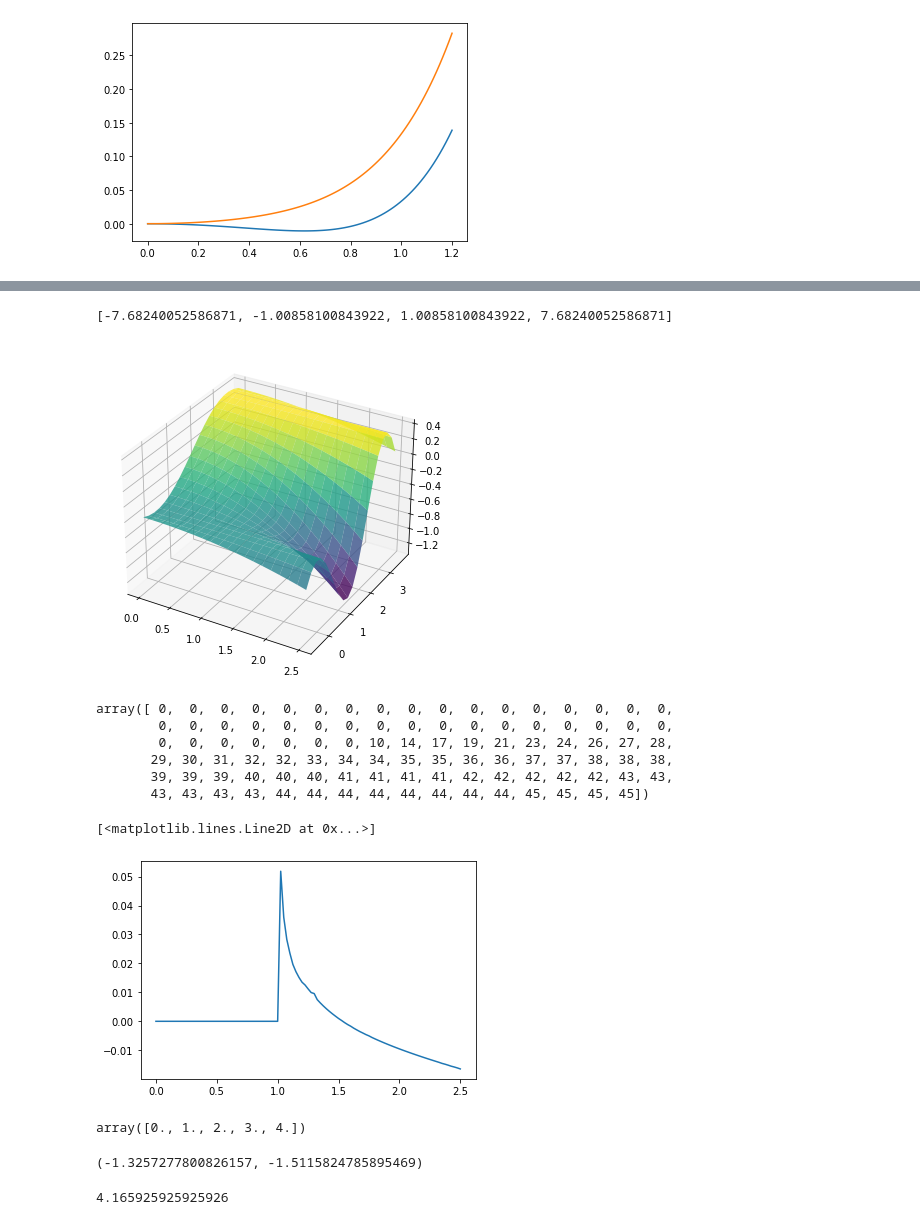
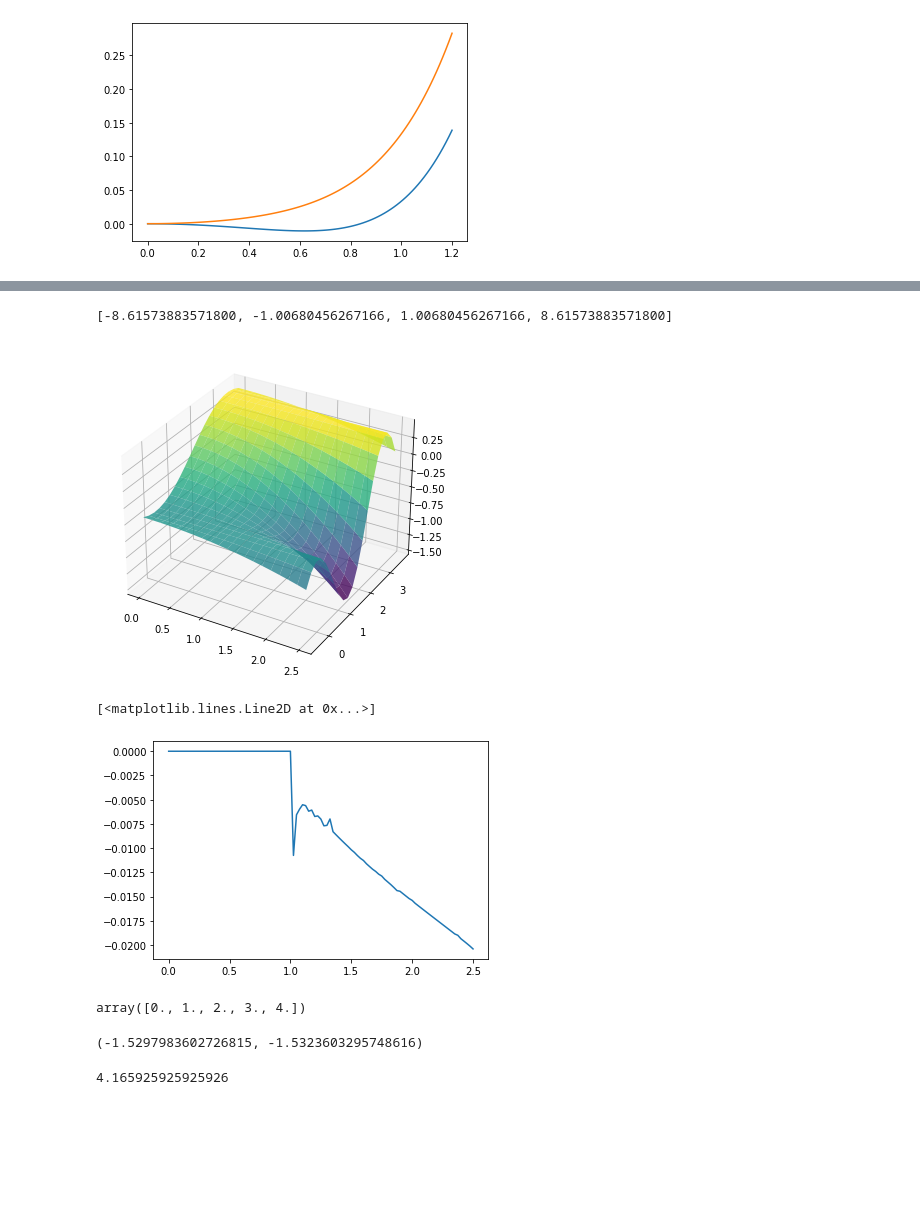
Before and after one commit to martkjoh/prosjektopggave, a Jupyter notebook: scripts/numerikk/test_notebook.ipynb, the cells around one changed output, grey strips where cells are left out. Drawn from its saved outputs; the diff is of its cells as text; code cells hidden in the pictures; blank space fills up the shorter version.

```diff
--- a/scripts/numerikk/test_notebook.ipynb
+++ b/scripts/numerikk/test_notebook.ipynb
@@ -21,11 +21,10 @@ F_0_4_diff_mu_symb
 # %% [output]
 $\displaystyle - \frac{- \frac{2 m^{4} \mu \sin^{2}{\left(a \right)} \cos^{2}{\left(a \right)}}{m^{2} \cos{\left(a \right)} + \mu^{2} \sin^{2}{\left(a \right)}} - \frac{4 m^{2} \mu^{3} \sin^{4}{\left(a \right)} \cos{\left(a \right)}}{m^{2} \cos{\left(a \right)} + \mu^{2} \sin^{2}{\left(a \right)}} + 2 m^{2} \mu \left(2 l_{4} - 2 \log{\left(m^{2} \cos{\left(a \right)} + \mu^{2} \sin^{2}{\left(a \right)} \right)} + 1\right) \sin^{2}{\left(a \right)} \cos{\left(a \right)} - \frac{2 \mu^{5} \sin^{6}{\left(a \right)}}{m^{2} \cos{\left(a \right)} + \mu^{2} \sin^{2}{\left(a \right)}} + 4 \mu^{3} \left(\frac{l_{1}}{3} + \frac{2 l_{2}}{3} - \log{\left(m^{2} \cos{\left(a \right)} + \mu^{2} \sin^{2}{\left(a \right)} \right)} + \frac{1}{2}\right) \sin^{4}{\left(a \right)}}{32 \pi^{2}}$
 # %%
-sol = sp.solve(m**2 *(1 - m**2 * l3 / f * 1/(2*(4 * pi)**2))- 1, m)
-# MPI * sol[2]
+sol = sp.solve(m**2 *(1 - m**2 * l3 / fpi * 1/(2*(4 * pi)**2))- 1, m)
 sol
 # %% [output]
-[-7.68240052586871, -1.00858100843922, 1.00858100843922, 7.68240052586871]
+[-8.61573883571800, -1.00680456267166, 1.00680456267166, 8.61573883571800]
 # %%
 import matplotlib.pyplot as plt
 
@@ -38,29 +37,19 @@ mu = np.linspace(0, 2.5, N)
 MU, A = np.meshgrid(mu, a)
 # FLO, FNLO = get_free_energy_surface()
 
-X, Y, Z = MU, A, F_0_2(MU, A)
+X, Y, Z = MU, A, F_0_2_lo(MU, A)
 
 surf = ax.plot_surface(X, Y, Z, cmap="viridis", alpha=0.8, zorder=2, lw=0.4)
 plt.show()
 # %% [output]
-[figure, old version]
+[figure, new version]
-# %%
-a0 = alpha_0(mu_list)
-np.argmin(np.abs(A[:, :] - a0[None, :]), axis=0)
-# %% [output]
-array([ 0,  0,  0,  0,  0,  0,  0,  0,  0,  0,  0,  0,  0,  0,  0,  0,  0,
-        0,  0,  0,  0,  0,  0,  0,  0,  0,  0,  0,  0,  0,  0,  0,  0,  0,
-        0,  0,  0,  0,  0,  0,  0, 10, 14, 17, 19, 21, 23, 24, 26, 27, 28,
-       29, 30, 31, 32, 32, 33, 34, 34, 35, 35, 36, 36, 37, 37, 38, 38, 38,
-       39, 39, 39, 40, 40, 40, 41, 41, 41, 41, 42, 42, 42, 42, 42, 43, 43,
-       43, 43, 43, 43, 44, 44, 44, 44, 44, 44, 44, 44, 45, 45, 45, 45])
 # %%
 import matplotlib.pyplot as plt
 a1 = get_alpha_nlo()
 a0 = get_alpha_lo()
-plt.plot(mu_list, a1-a0)
+plt.plot(mu_list, (a1-a0))
 # %% [output]
 [<matplotlib.lines.Line2D at 0x...>]
-[figure, old version]
+[figure, new version]
 # %%
 A = np.linspace(0, 8, 9).reshape((3, 3))
@@ -74,8 +62,8 @@ alpha_0 = lambda mu: 0 if mu**2<1 else np.arccos(1/mu**2)
 m = 2.5
 x0 = alpha_0(m) - 0.01
 
-F_0_2(m, x0), F(m, x0)
+F_0_2_lo(m, x0), F(m, x0)
 # %% [output]
-(-1.3257277800826157, -1.5115824785895469)
+(-1.5297983602726815, -1.5323603295748616)
 # %%
 import matplotlib.pyplot as plt
```
Also changed, not shown: parts of 10 cells of this notebook, 14 other files.
